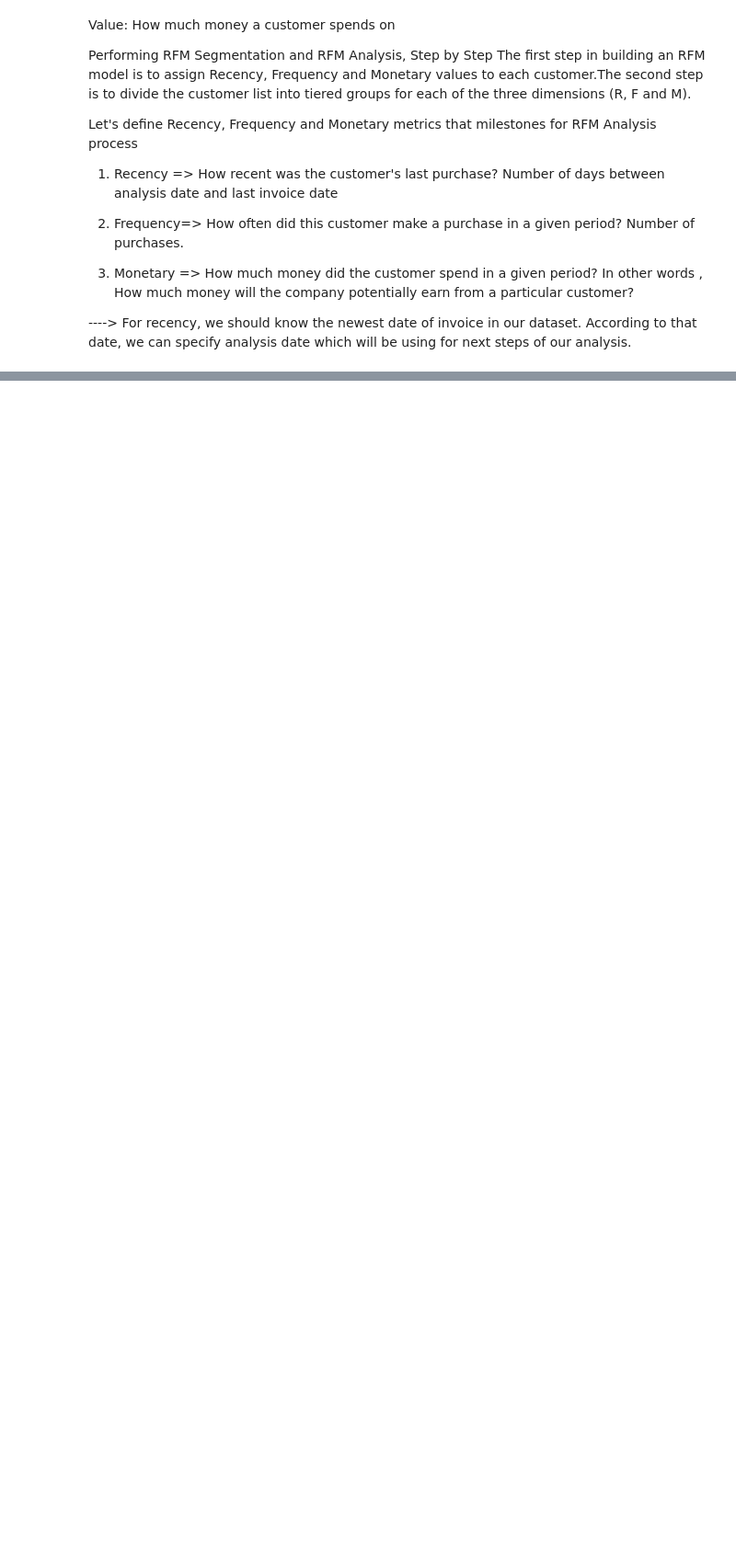
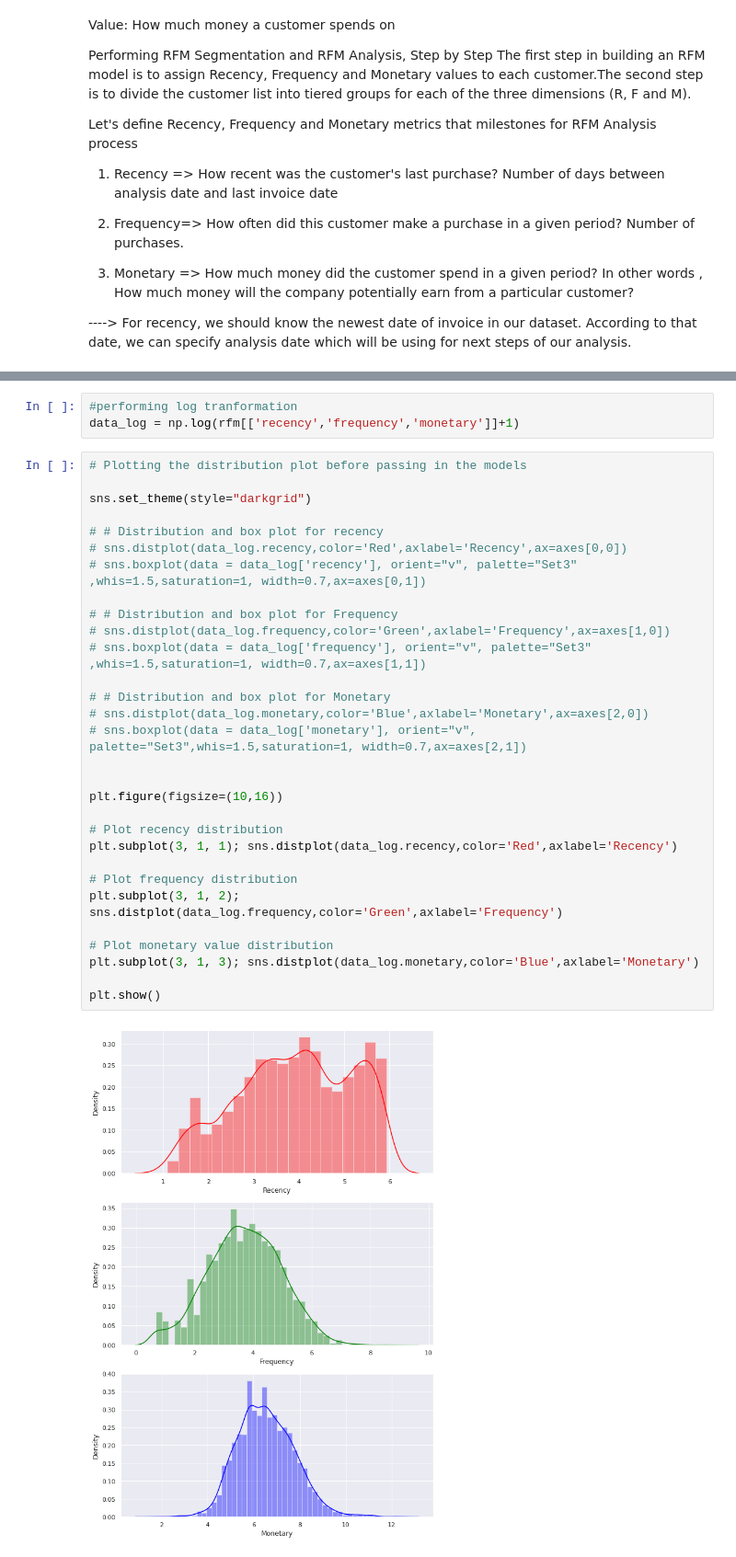
Before and after one commit to ParthSharma1197/Capstone-Project-Online-Retail-Customer-Segmentation, a Jupyter notebook: Online_Retail_Customer_Segmentation_Capstone_Project.ipynb, the cells around one changed output, grey strips where cells are left out. Shown: that part at 92% size. Saved outputs shown, nothing was run; the diff lists cells and outputs as text; blank space fills up the shorter version.

```diff
--- a/Online_Retail_Customer_Segmentation_Capstone_Project.ipynb
+++ b/Online_Retail_Customer_Segmentation_Capstone_Project.ipynb
@@ -661,0 +823,35 @@ Let's define Recency, Frequency and Monetary metrics that milestones for RFM Ana
+# %%
+#performing log tranformation
+data_log = np.log(rfm[['recency','frequency','monetary']]+1)
+# %%
+# Plotting the distribution plot before passing in the models
+
+sns.set_theme(style="darkgrid")
+
+# # Distribution and box plot for recency
+# sns.distplot(data_log.recency,color='Red',axlabel='Recency',ax=axes[0,0])
+# sns.boxplot(data = data_log['recency'], orient="v", palette="Set3" ,whis=1.5,saturation=1, width=0.7,ax=axes[0,1])
+
+# # Distribution and box plot for Frequency
+# sns.distplot(data_log.frequency,color='Green',axlabel='Frequency',ax=axes[1,0])
+# sns.boxplot(data = data_log['frequency'], orient="v", palette="Set3" ,whis=1.5,saturation=1, width=0.7,ax=axes[1,1])
+
+# # Distribution and box plot for Monetary
+# sns.distplot(data_log.monetary,color='Blue',axlabel='Monetary',ax=axes[2,0])
+# sns.boxplot(data = data_log['monetary'], orient="v", palette="Set3",whis=1.5,saturation=1, width=0.7,ax=axes[2,1])
+
+
+plt.figure(figsize=(10,16))
+
+# Plot recency distribution
+plt.subplot(3, 1, 1); sns.distplot(data_log.recency,color='Red',axlabel='Recency')
+
+# Plot frequency distribution
+plt.subplot(3, 1, 2); sns.distplot(data_log.frequency,color='Green',axlabel='Frequency')
+
+# Plot monetary value distribution
+plt.subplot(3, 1, 3); sns.distplot(data_log.monetary,color='Blue',axlabel='Monetary')
+
+plt.show()
+# %% [output]
+[figure, added]
```
Also changed, not shown: parts of 23 cells of this notebook.
